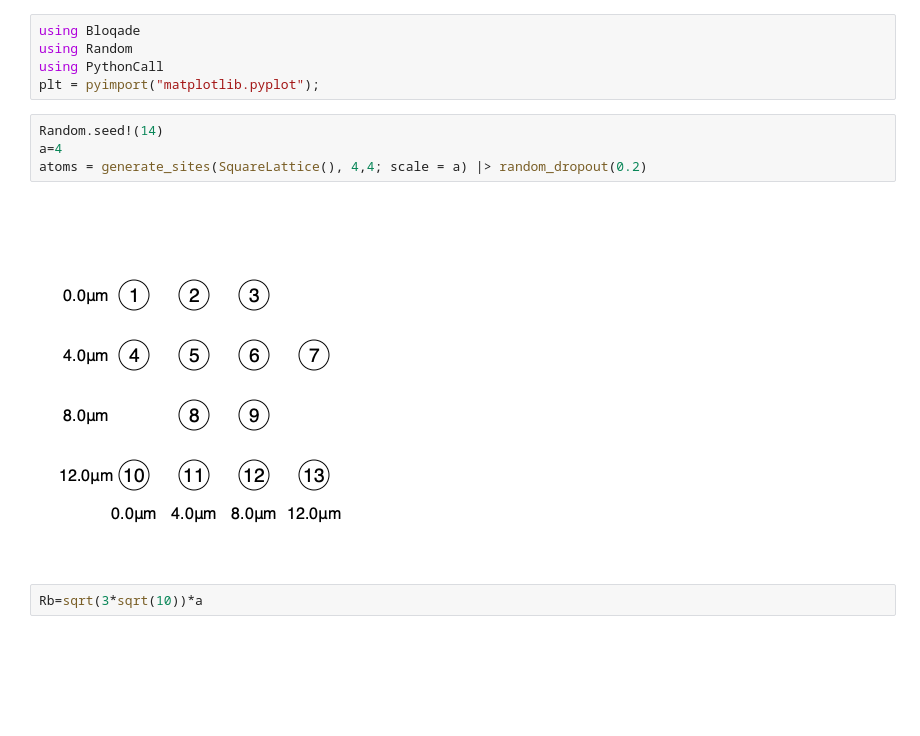
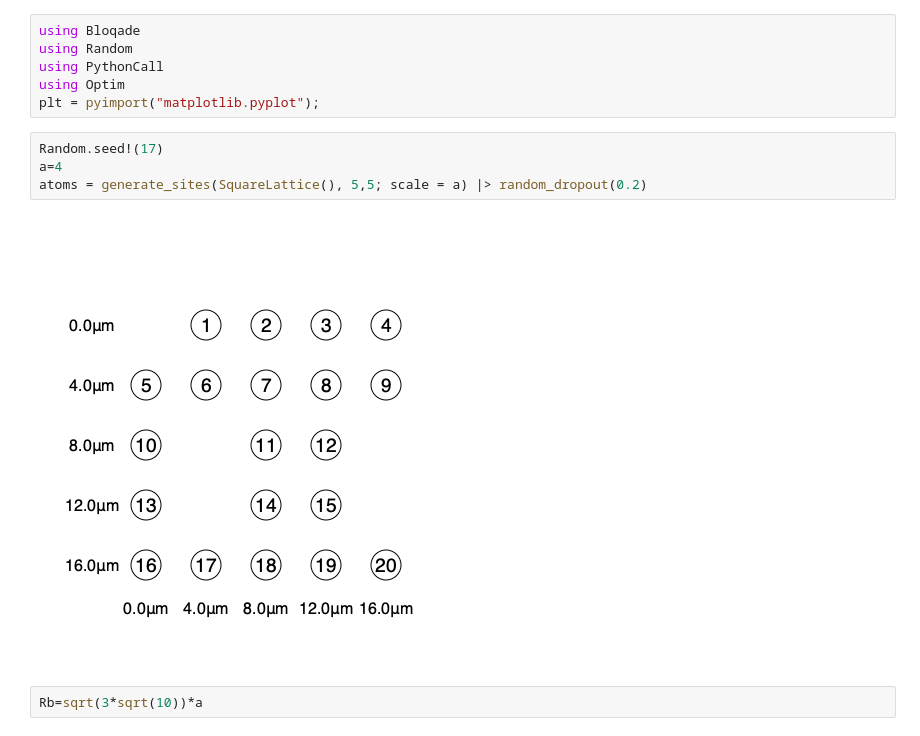
Before and after one commit to Matthew-Marsicano/2024_QuEra, a Jupyter notebook: team_solutions/Julia_MIS_Test.ipynb, the cells around one changed output. Saved outputs shown, nothing was run; the diff lists cells and outputs as text; blank space fills up the shorter version.

```diff
--- a/team_solutions/Julia_MIS_Test.ipynb
+++ b/team_solutions/Julia_MIS_Test.ipynb
@@ -2,13 +2,14 @@
 using Bloqade
 using Random
 using PythonCall
+using Optim
 plt = pyimport("matplotlib.pyplot");
 # %%
-Random.seed!(14)
+Random.seed!(17)
 a=4
-atoms = generate_sites(SquareLattice(), 4,4; scale = a) |> random_dropout(0.2)
+atoms = generate_sites(SquareLattice(), 5,5; scale = a) |> random_dropout(0.2)
 # %% [output]
-[figure, old version]
+[figure, new version]
 # %%
 Rb=sqrt(3*sqrt(10))*a
 # %% [output]
```
Also changed, not shown: parts of 12 cells of this notebook.
